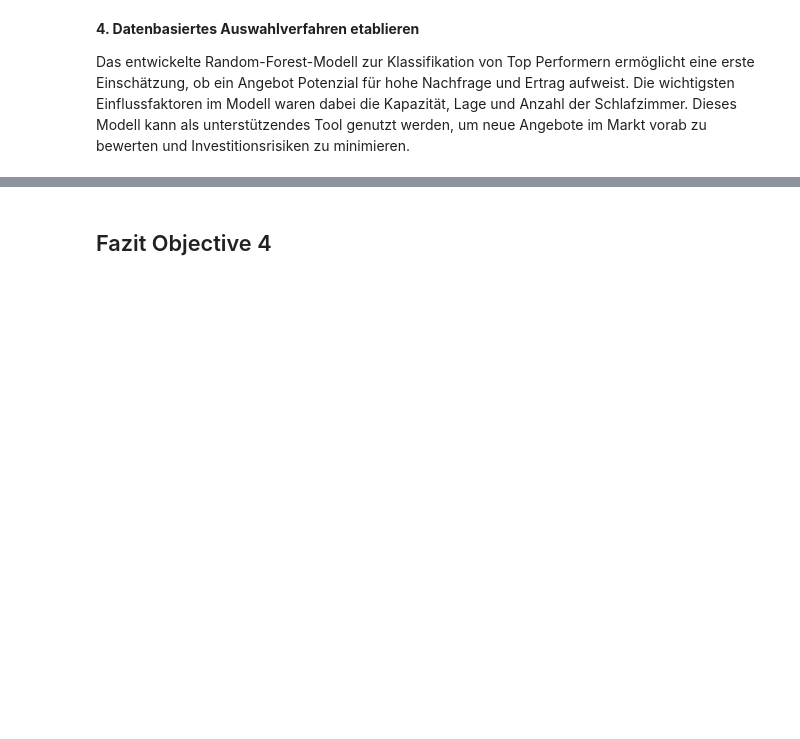
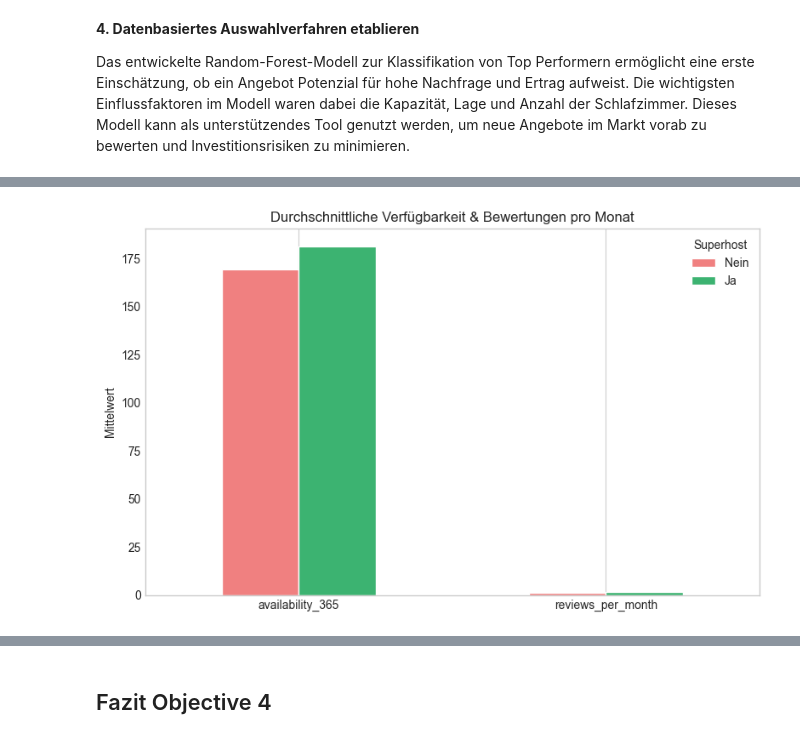
Before and after one commit to callmemarcleo/BINA, a Jupyter notebook: Final_Report.ipynb, the cells around one changed output, grey strips where cells are left out. Saved outputs shown, nothing was run; the diff lists cells and outputs as text; code cells hidden in the pictures; blank space fills up the shorter version.

```diff
--- a/Final_Report.ipynb
+++ b/Final_Report.ipynb
@@ -1948,0 +2022,4 @@ Insgesamt zeigen die Ergebnisse: Der Superhost-Status ist keine Frage des Zufall
+# %%
+display(fig91)
+# %% [output]
+[figure, added]
```
Also changed, not shown: parts of 14 cells of this notebook.
